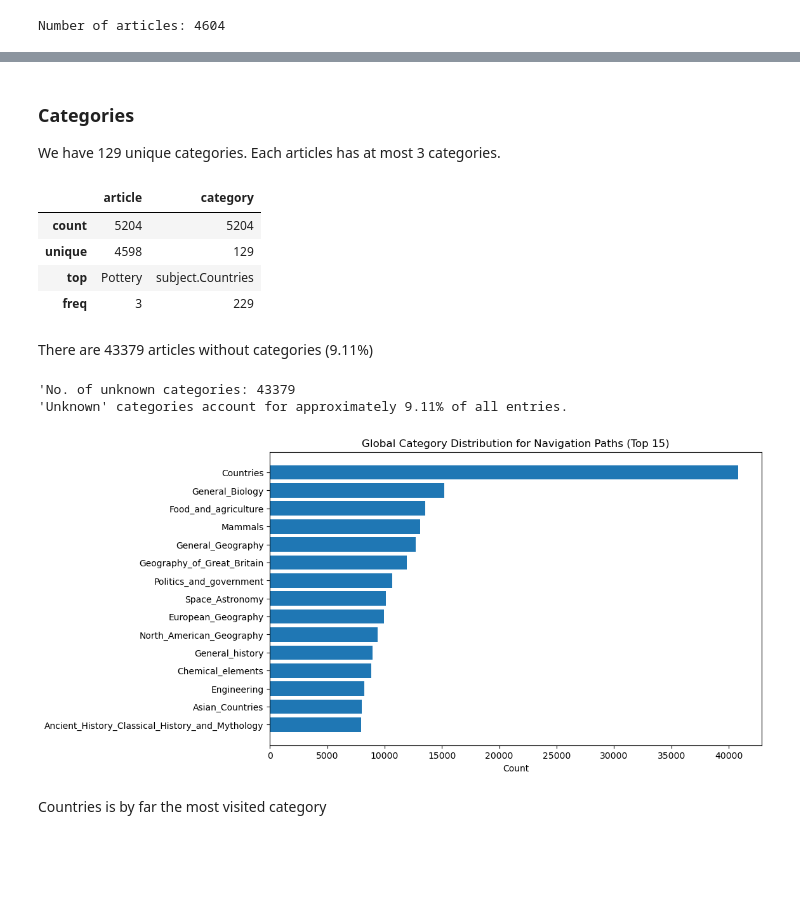
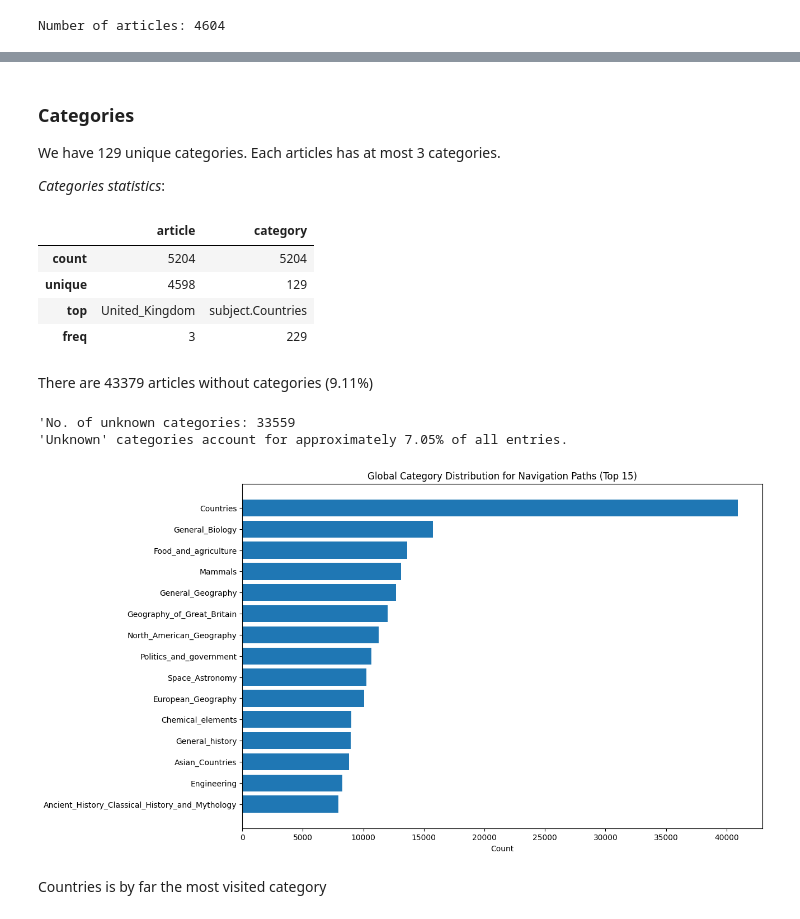
Before and after one commit to au-nlp/project-milestone-p2-group11, a Jupyter notebook: main.ipynb, the cells around one changed output, grey strips where cells are left out. Cells and saved outputs as stored; diff of their text form; code cells hidden in the pictures; blank space fills up the shorter version.

```diff
--- a/main.ipynb
+++ b/main.ipynb
@@ -56,7 +54,10 @@ As shown above, we have a few start-destination pairs with a high number of path
 # %% [markdown]
 <h3>Articles</h3>
 # %%
-articles,categories,links = preprocessor.load_data()
+# parsing auxiliary files into pd.DataFrame
+articles = preprocessor.parse_input_file(config.input_file_articles)
+categories = preprocessor.parse_input_file(config.input_file_categories)
+links = preprocessor.parse_input_file(config.input_file_links)
 # %%
 # number of articles
 print(f'Number of articles: {len(articles)}')
@@ -92,40 +99,20 @@ Name: count, dtype: float64
 <h3>Categories</h3>
 
 We have 129 unique categories. Each articles has at most 3 categories.
+
+*Categories statistics*:
 # %%
 categories.describe()
 # %% [output]
 |  | article | category |
 | count | 5204 | 5204 |
 | unique | 4598 | 129 |
-| top | Pottery | subject.Countries |
+| top | United_Kingdom | subject.Countries |
 | freq | 3 | 229 |
 # %% [markdown]
 There are 43379 articles without categories (9.11%)
 # %%
-# Only finished paths (perhaps a better idea for the salluviate plot?)
-df_finished = df[df["source"] == "finished"].copy()
-
-# Extract the category (final element) and create the article -> category mappings
-article_to_cat = (
-    categories.assign(cat_short=categories["category"].str.split(".").str[-1])
-    .groupby("article")["cat_short"]
-    .apply(list)
-    .to_dict()
-)
-
-# Map all articles in the navigation paths to its first category (mapping missing articles to 'unknown' as there is no category list available)
-article_cats = [article_to_cat.get(p, ["Unknown"])[0] for path in df["path"] for p in path.split(";")]
-# For finished path (not flattened): used for the  alluviate plot
-article_cats_finished = [[article_to_cat.get(p, ["Unknown"])[0] for p in path.split(";")]for path in df_finished["path"]]
-
-# Create dataframe using the mapped article caterogies
-cat_df = pd.DataFrame(
-    {"category": article_cats}
-).value_counts().reset_index(name="count").sort_values("count", ascending=False)
-
-# Remove missing articles
-cat_df_clean = cat_df[cat_df["category"] != "Unknown"].reset_index(drop=True)
+cat_df_clean, cat_df, article_cats_finished, article_cats = preprocessor.get_clean_categories_df(df, categories)
 # %%
 # Count missing categories
 mis_count = cat_df.loc[cat_df["category"] == "Unknown", "count"].sum()
@@ -135,18 +122,13 @@ mis_perc = mis_count / len(article_cats)
 print(f"'No. of unknown categories: {mis_count}")
 print(f"'Unknown' categories account for approximately {mis_perc:.2%} of all entries.")
 # %% [output]
-'No. of unknown categories: 43379
-'Unknown' categories account for approximately 9.11% of all entries.
+'No. of unknown categories: 33559
+'Unknown' categories account for approximately 7.05% of all entries.
 # %%
 # Plot the 15 top categories while excluding missing categories
-plt.figure(figsize=(10, 6))
-plt.barh(cat_df_clean.head(15)["category"], cat_df_clean.head(15)["count"])
-plt.xlabel("Count")
-plt.title("Global Category Distribution for Navigation Paths (Top 15)")
-plt.gca().invert_yaxis()
-plt.show()
+visualizer.visualize_category_distribution_for_paths(cat_df_clean, 'top_15_categories.png')
 # %% [output]
-[figure, old version]
+[figure, new version]
 # %% [markdown]
 Countries is by far the most visited category
 # %% [markdown]
```
Also changed, not shown: parts of 23 cells of this notebook, 3 other files.
